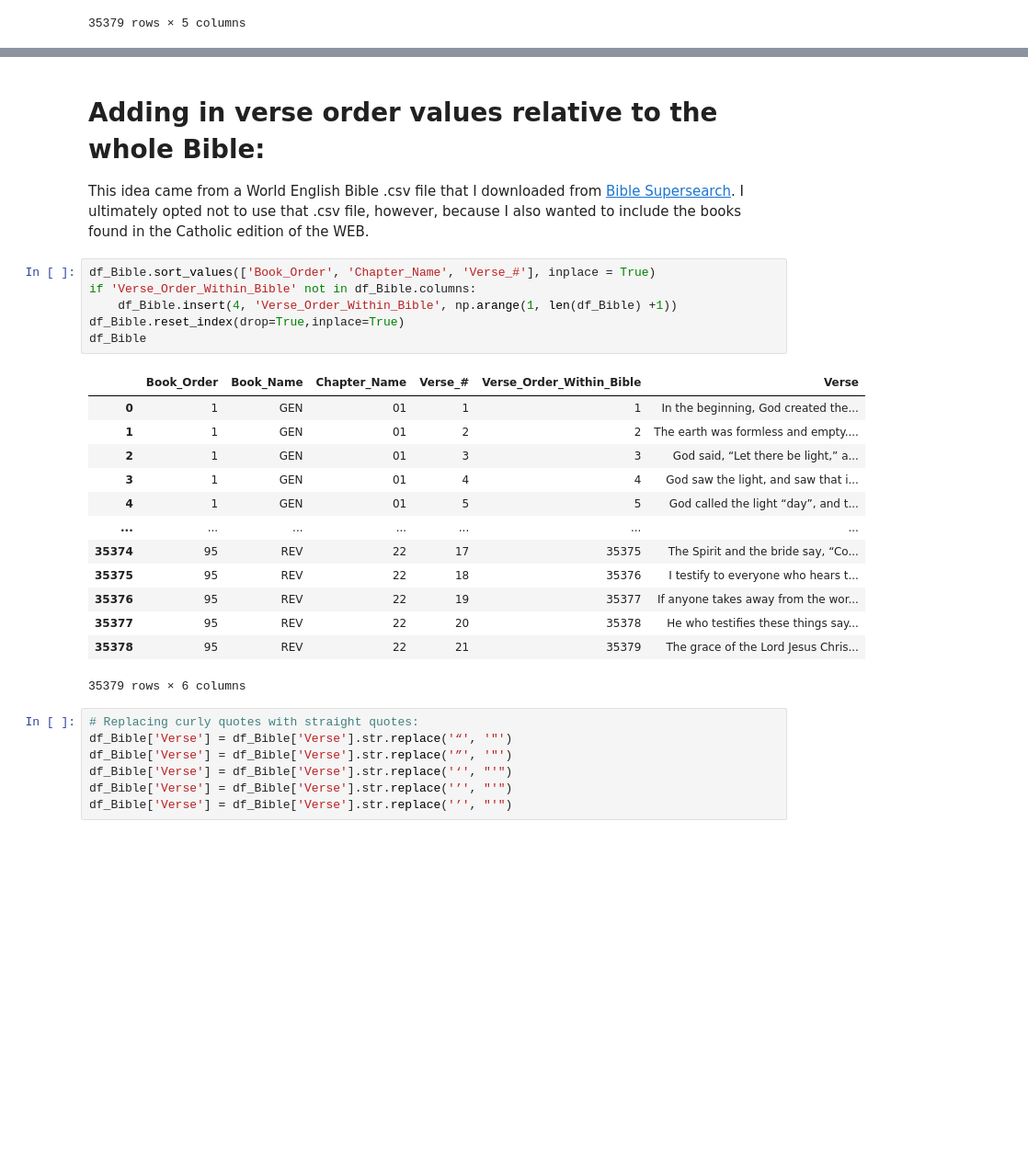
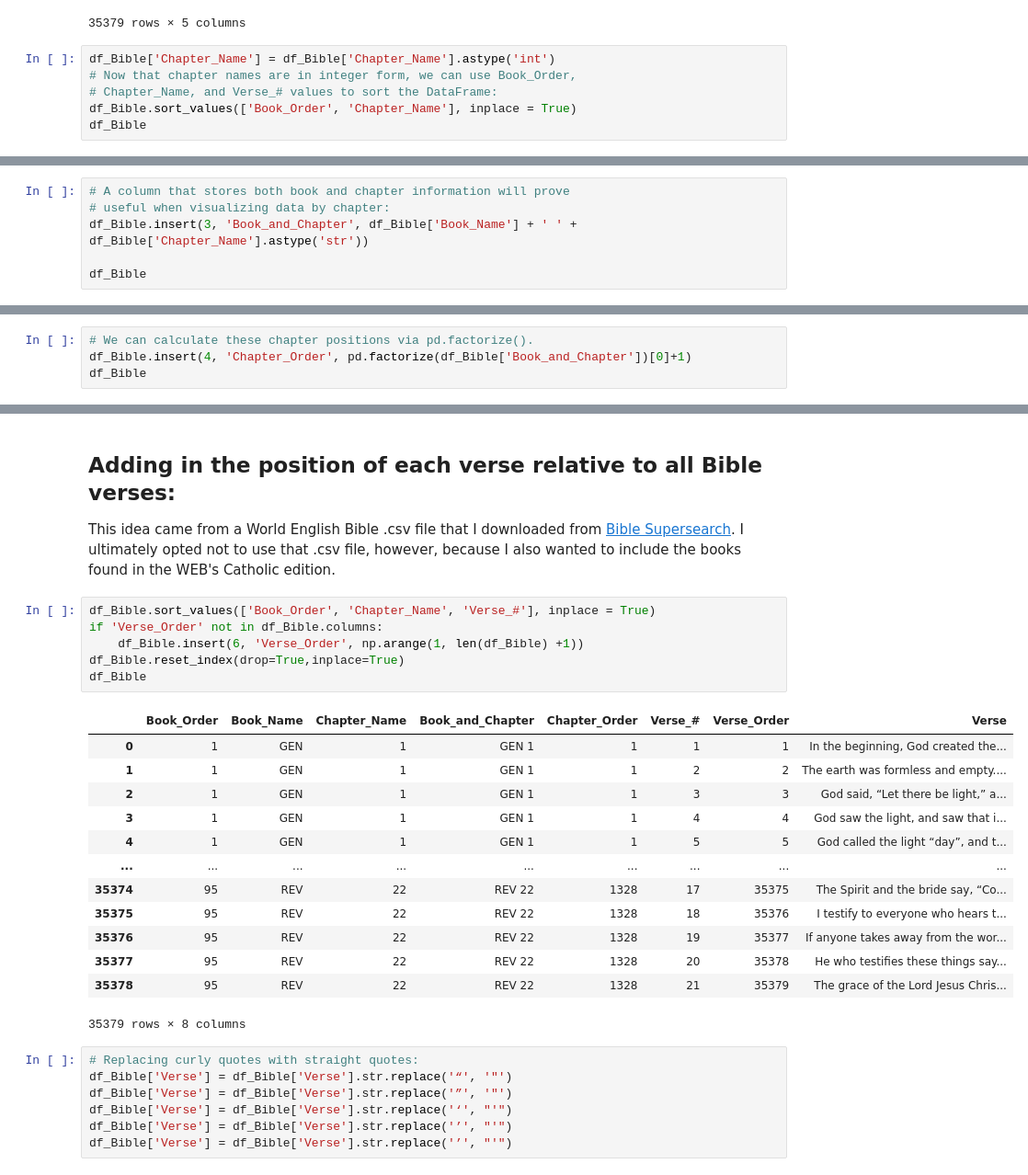
Before and after one commit to kburchfiel/Type_The_Bible, a Jupyter notebook: Bible_csv_generator.ipynb, the cells around one changed output, grey strips where cells are left out. Shown at 92% size. Drawn from its saved outputs; the diff is of its cells as text; blank space fills up the shorter version.

```diff
--- a/Bible_csv_generator.ipynb
+++ b/Bible_csv_generator.ipynb
@@ -79,3 +80,9 @@ df_Bible
 | 24 | 1 | GEN | 50 | 25 | Joseph took an oath from the chil... |
 | 25 | 1 | GEN | 50 | 26 | So Joseph died, being one hundred... |
 35379 rows × 5 columns
+# %%
+df_Bible['Chapter_Name'] = df_Bible['Chapter_Name'].astype('int')
+# Now that chapter names are in integer form, we can use Book_Order,
+# Chapter_Name, and Verse_# values to sort the DataFrame:
+df_Bible.sort_values(['Book_Order', 'Chapter_Name'], inplace = True)
+df_Bible
@@ -81,0 +103,6 @@ df_Bible
+# %%
+# A column that stores both book and chapter information will prove
+# useful when visualizing data by chapter:
+df_Bible.insert(3, 'Book_and_Chapter', df_Bible['Book_Name'] + ' ' + df_Bible['Chapter_Name'].astype('str'))
+
+df_Bible
@@ -81,0 +125,4 @@ df_Bible
+# %%
+# We can calculate these chapter positions via pd.factorize().
+df_Bible.insert(4, 'Chapter_Order', pd.factorize(df_Bible['Book_and_Chapter'])[0]+1)
+df_Bible
@@ -82,27 +143,28 @@ df_Bible
 # %% [markdown]
-# Adding in verse order values relative to the whole Bible:
 
-This idea came from a World English Bible .csv file that I downloaded from [Bible Supersearch](https://www.biblesupersearch.com/bible-downloads/). I ultimately opted not to use that .csv file, however, because I also wanted to include the books found in the Catholic edition of the WEB.
+## Adding in the position of each verse relative to all Bible verses:
+
+This idea came from a World English Bible .csv file that I downloaded from [Bible Supersearch](https://www.biblesupersearch.com/bible-downloads/). I ultimately opted not to use that .csv file, however, because I also wanted to include the books found in the WEB's Catholic edition.
 # %%
 df_Bible.sort_values(['Book_Order', 'Chapter_Name', 'Verse_#'], inplace = True)
-if 'Verse_Order_Within_Bible' not in df_Bible.columns:
-    df_Bible.insert(4, 'Verse_Order_Within_Bible', np.arange(1, len(df_Bible) +1))
+if 'Verse_Order' not in df_Bible.columns:
+    df_Bible.insert(6, 'Verse_Order', np.arange(1, len(df_Bible) +1))
 df_Bible.reset_index(drop=True,inplace=True)
 df_Bible
 # %% [output]
-|  | Book_Order | Book_Name | Chapter_Name | Verse_# | Verse_Order_Within_Bible | Verse |
-| 0 | 1 | GEN | 01 | 1 | 1 | In the beginning, God created the... |
-| 1 | 1 | GEN | 01 | 2 | 2 | The earth was formless and empty.... |
-| 2 | 1 | GEN | 01 | 3 | 3 | God said, “Let there be light,” a... |
-| 3 | 1 | GEN | 01 | 4 | 4 | God saw the light, and saw that i... |
-| 4 | 1 | GEN | 01 | 5 | 5 | God called the light “day”, and t... |
-| ... | ... | ... | ... | ... | ... | ... |
-| 35374 | 95 | REV | 22 | 17 | 35375 | The Spirit and the bride say, “Co... |
-| 35375 | 95 | REV | 22 | 18 | 35376 | I testify to everyone who hears t... |
-| 35376 | 95 | REV | 22 | 19 | 35377 | If anyone takes away from the wor... |
-| 35377 | 95 | REV | 22 | 20 | 35378 | He who testifies these things say... |
-| 35378 | 95 | REV | 22 | 21 | 35379 | The grace of the Lord Jesus Chris... |
+|  | Book_Order | Book_Name | Chapter_Name | Book_and_Chapter | Chapter_Order | Verse_# | Verse_Order | Verse |
+| 0 | 1 | GEN | 1 | GEN 1 | 1 | 1 | 1 | In the beginning, God created the... |
+| 1 | 1 | GEN | 1 | GEN 1 | 1 | 2 | 2 | The earth was formless and empty.... |
+| 2 | 1 | GEN | 1 | GEN 1 | 1 | 3 | 3 | God said, “Let there be light,” a... |
+| 3 | 1 | GEN | 1 | GEN 1 | 1 | 4 | 4 | God saw the light, and saw that i... |
+| 4 | 1 | GEN | 1 | GEN 1 | 1 | 5 | 5 | God called the light “day”, and t... |
+| ... | ... | ... | ... | ... | ... | ... | ... | ... |
+| 35374 | 95 | REV | 22 | REV 22 | 1328 | 17 | 35375 | The Spirit and the bride say, “Co... |
+| 35375 | 95 | REV | 22 | REV 22 | 1328 | 18 | 35376 | I testify to everyone who hears t... |
+| 35376 | 95 | REV | 22 | REV 22 | 1328 | 19 | 35377 | If anyone takes away from the wor... |
+| 35377 | 95 | REV | 22 | REV 22 | 1328 | 20 | 35378 | He who testifies these things say... |
+| 35378 | 95 | REV | 22 | REV 22 | 1328 | 21 | 35379 | The grace of the Lord Jesus Chris... |
-35379 rows × 6 columns
+35379 rows × 8 columns
 # %%
 # Replacing curly quotes with straight quotes:
 df_Bible['Verse'] = df_Bible['Verse'].str.replace('“', '"')
```
Also changed, not shown: parts of 11 cells of this notebook, 21 other files.
